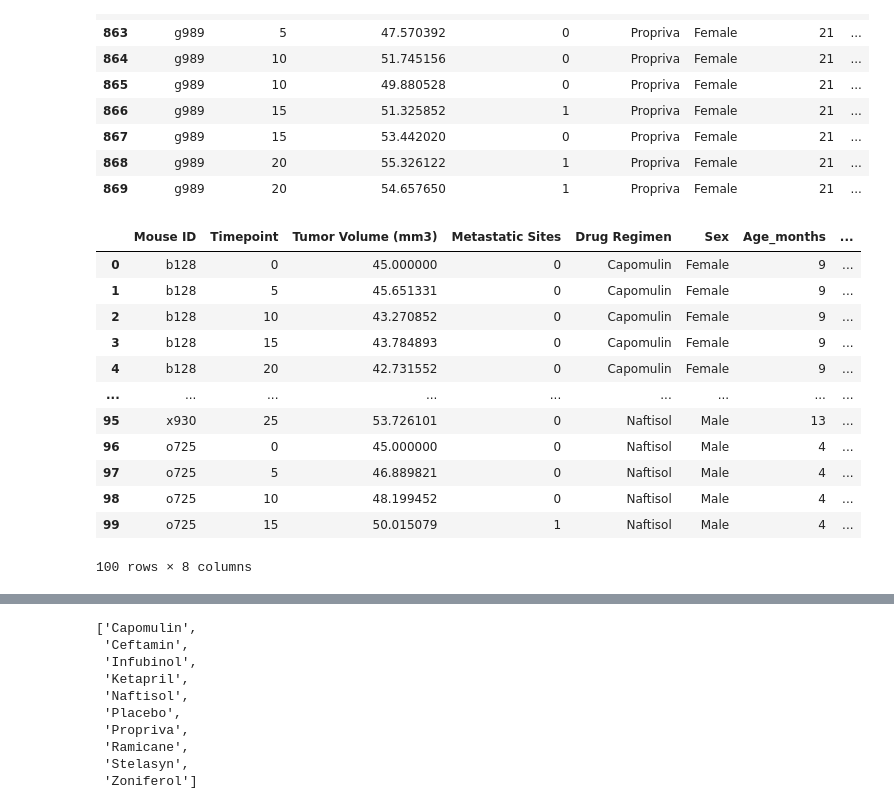
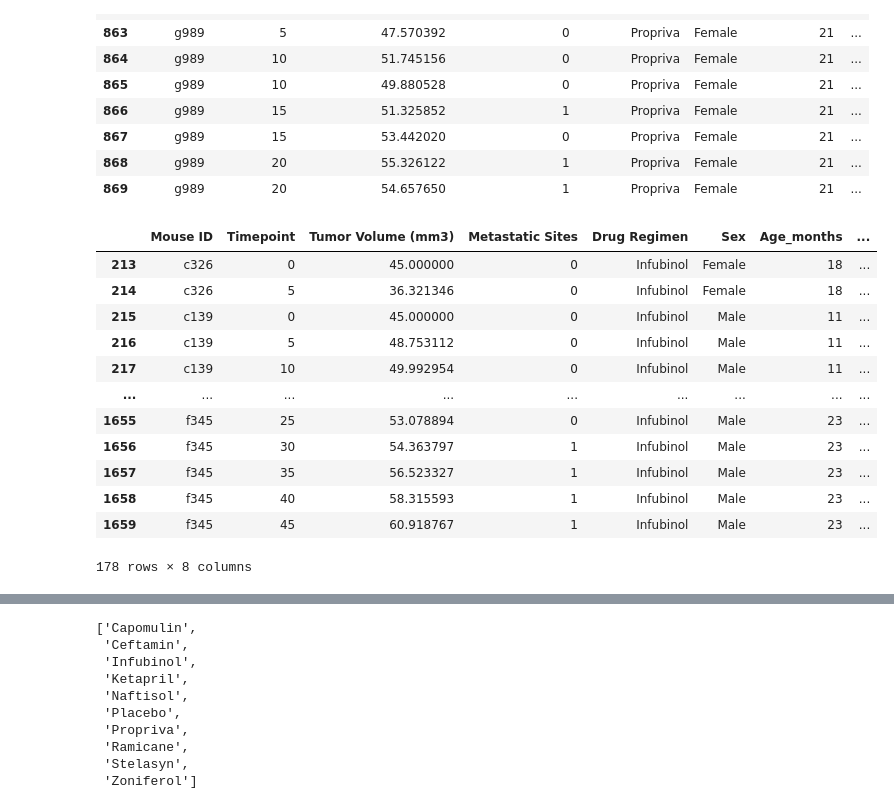
Before and after one commit to mel-c-lowe/MatPlotLib_Homework_05, a Jupyter notebook: Pymaceuticals.ipynb, the cells around one changed output, grey strips where cells are left out. Cells and saved outputs as stored; diff of their text form; code cells hidden in the pictures.

Commit message:
found accurate data for top drug df and about to reduce to confirm correct construction

```diff
--- a/Pymaceuticals.ipynb
+++ b/Pymaceuticals.ipynb
@@ -68,23 +68,27 @@ duplicates
 # %%
 # Drop data for duplicated mouse
 # df.loc[df['shield'] > 6]
 cleaned_master = compiled_data_master.loc[compiled_data_master["Mouse ID"] != "g989"]
 cleaned_master.head(100)
 # Ok, drug differentiation is here too
+
+test_inf = cleaned_master.loc[cleaned_master["Drug Regimen"] == "Infubinol"]
+test_inf
+# Ok, the lower values are here. So somewhere down the line something is getting dropped
 # %% [output]
 |  | Mouse ID | Timepoint | Tumor Volume (mm3) | Metastatic Sites | Drug Regimen | Sex | Age_months | ... |
-| 0 | b128 | 0 | 45.000000 | 0 | Capomulin | Female | 9 | ... |
-| 1 | b128 | 5 | 45.651331 | 0 | Capomulin | Female | 9 | ... |
-| 2 | b128 | 10 | 43.270852 | 0 | Capomulin | Female | 9 | ... |
-| 3 | b128 | 15 | 43.784893 | 0 | Capomulin | Female | 9 | ... |
-| 4 | b128 | 20 | 42.731552 | 0 | Capomulin | Female | 9 | ... |
+| 213 | c326 | 0 | 45.000000 | 0 | Infubinol | Female | 18 | ... |
+| 214 | c326 | 5 | 36.321346 | 0 | Infubinol | Female | 18 | ... |
+| 215 | c139 | 0 | 45.000000 | 0 | Infubinol | Male | 11 | ... |
+| 216 | c139 | 5 | 48.753112 | 0 | Infubinol | Male | 11 | ... |
+| 217 | c139 | 10 | 49.992954 | 0 | Infubinol | Male | 11 | ... |
 | ... | ... | ... | ... | ... | ... | ... | ... | ... |
-| 95 | x930 | 25 | 53.726101 | 0 | Naftisol | Male | 13 | ... |
-| 96 | o725 | 0 | 45.000000 | 0 | Naftisol | Male | 4 | ... |
-| 97 | o725 | 5 | 46.889821 | 0 | Naftisol | Male | 4 | ... |
-| 98 | o725 | 10 | 48.199452 | 0 | Naftisol | Male | 4 | ... |
-| 99 | o725 | 15 | 50.015079 | 1 | Naftisol | Male | 4 | ... |
+| 1655 | f345 | 25 | 53.078894 | 0 | Infubinol | Male | 23 | ... |
+| 1656 | f345 | 30 | 54.363797 | 1 | Infubinol | Male | 23 | ... |
+| 1657 | f345 | 35 | 56.523327 | 1 | Infubinol | Male | 23 | ... |
+| 1658 | f345 | 40 | 58.315593 | 1 | Infubinol | Male | 23 | ... |
+| 1659 | f345 | 45 | 60.918767 | 1 | Infubinol | Male | 23 | ... |
-100 rows × 8 columns
+178 rows × 8 columns
 # %%
 # Summary Statistics Table
 # mean, median, variance, STD, SEM of tumor volume for EACH drug regimen
```
Also changed, not shown: parts of 10 cells of this notebook.
